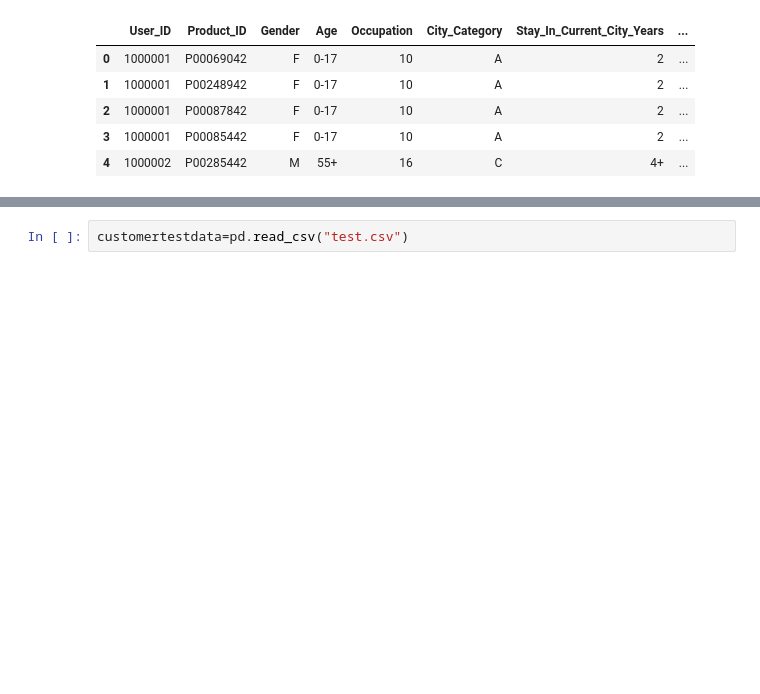
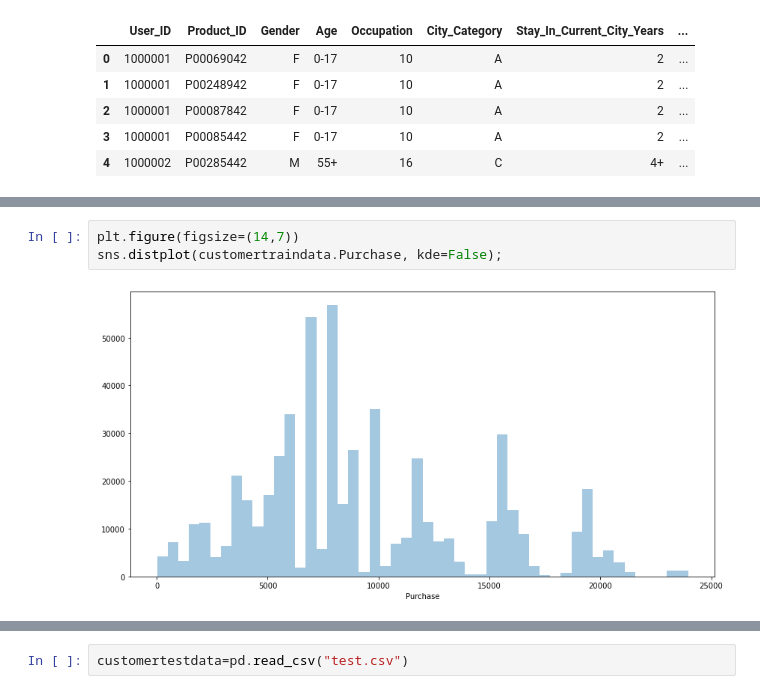
Before and after one commit to manishjuit/Machine-Learning, a Jupyter notebook: Black Friday Problem.ipynb, the cells around one changed output, grey strips where cells are left out. Drawn from its saved outputs; the diff is of its cells as text; blank space fills up the shorter version.

```diff
--- a/Black Friday Problem.ipynb
+++ b/Black Friday Problem.ipynb
@@ -44,0 +67,5 @@ customertraindata.head()
+# %%
+plt.figure(figsize=(14,7))
+sns.distplot(customertraindata.Purchase, kde=False);
+# %% [output]
+[figure, added]
```
Also changed, not shown: parts of 57 cells of this notebook.
